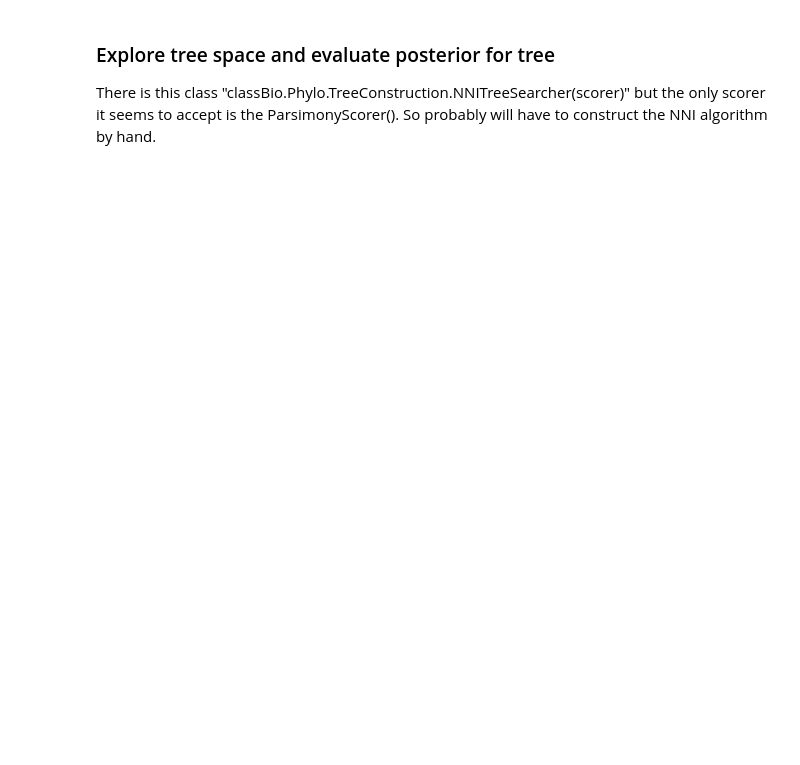
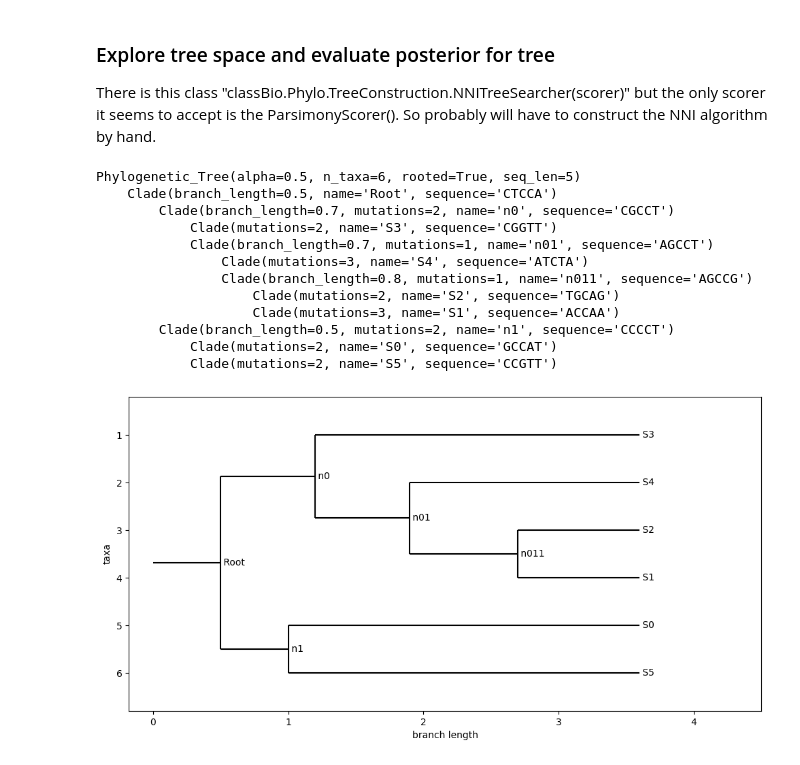
Before and after one commit to LeonMengoni/Bayesian-Phylogenetics, a Jupyter notebook: BayesianPhylogenetics.ipynb, the cells around one changed output. Cells and saved outputs as stored; diff of their text form; code cells hidden in the pictures; blank space fills up the shorter version.

```diff
--- a/BayesianPhylogenetics.ipynb
+++ b/BayesianPhylogenetics.ipynb
@@ -263,3 +266,26 @@ Likelihood: 3.0743193397483737e-35
 ### Explore tree space and evaluate posterior for tree
 
 There is this class "classBio.Phylo.TreeConstruction.NNITreeSearcher(scorer)" but the only scorer it seems to accept is the ParsimonyScorer(). So probably will have to construct the NNI algorithm by hand.
+# %%
+# Start from a simple tree. Say 4 terminal taxa, with just two generations overall.
+
+seq_len = 5
+alpha = 0.5
+
+tree = Phylogenetic_Tree(seq_len, alpha).read_from_file("tree_6leaves.dnd")
+print(tree)
+tree.draw()
+# %% [output]
+Phylogenetic_Tree(alpha=0.5, n_taxa=6, rooted=True, seq_len=5)
+    Clade(branch_length=0.5, name='Root', sequence='CTCCA')
+        Clade(branch_length=0.7, mutations=2, name='n0', sequence='CGCCT')
+            Clade(mutations=2, name='S3', sequence='CGGTT')
+            Clade(branch_length=0.7, mutations=1, name='n01', sequence='AGCCT')
+                Clade(mutations=3, name='S4', sequence='ATCTA')
+                Clade(branch_length=0.8, mutations=1, name='n011', sequence='AGCCG')
+                    Clade(mutations=2, name='S2', sequence='TGCAG')
+                    Clade(mutations=3, name='S1', sequence='ACCAA')
+        Clade(branch_length=0.5, mutations=2, name='n1', sequence='CCCCT')
+            Clade(mutations=2, name='S0', sequence='GCCAT')
+            Clade(mutations=2, name='S5', sequence='CCGTT')
+[figure, added]
```
Also changed, not shown: parts of 13 cells of this notebook.
